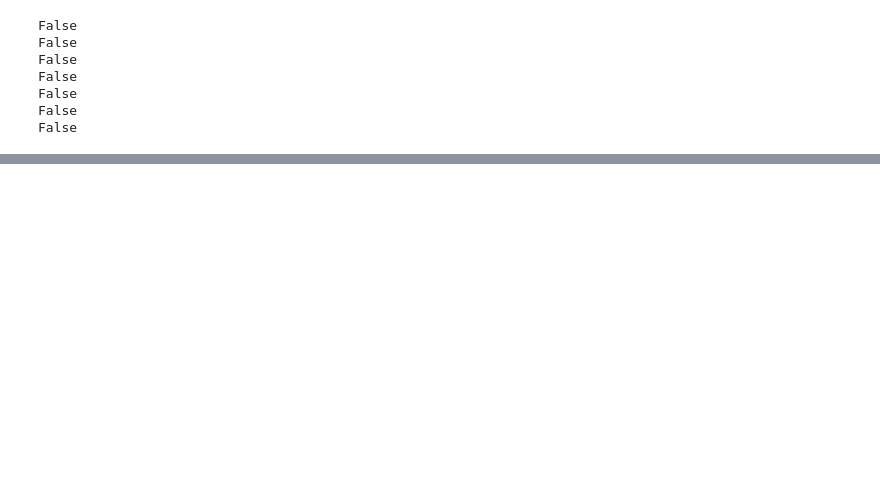
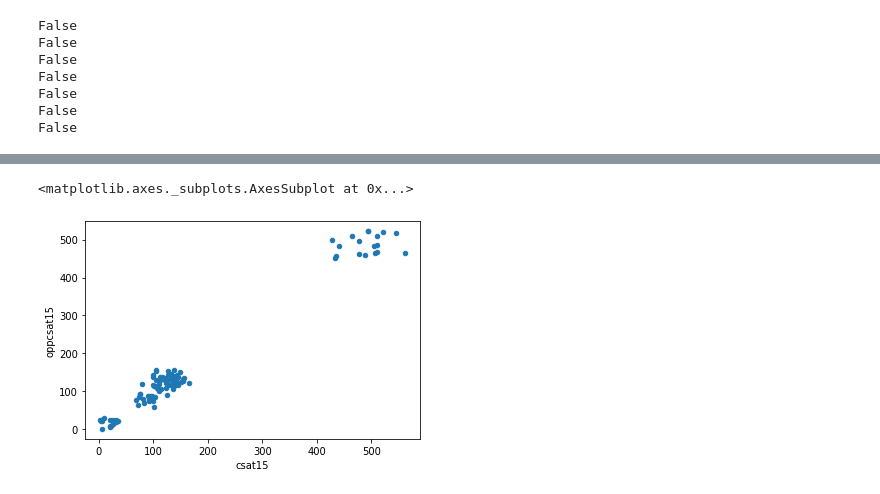
Before and after one commit to skredenmathias/DS-Unit-1-Build, a Jupyter notebook: Sprint_1_Build_Week.ipynb, the cells around one changed output, grey strips where cells are left out. Cells and saved outputs as stored; diff of their text form; code cells hidden in the pictures; blank space fills up the shorter version.

```diff
--- a/Sprint_1_Build_Week.ipynb
+++ b/Sprint_1_Build_Week.ipynb
@@ -84,6 +110,5 @@ summer_2019.shape
 # %% [output]
 (12612, 98)
 # %%
-# Merging dataframes
-dfs = [year_2016, year_2017, spring_2018, summer_2018, worlds_2018, spring_2019, summer_2019, worlds_2019, ]
-test = pd.concat(dfs)
+# Merging dataframes 1/2
+dfs = [year_2016, year_2017, spring_2018, summer_2018, worlds_2018, spring_2019, summer_2019, worlds_2019]
@@ -161,0 +257,4 @@ for df in dfs:
+# %%
+worlds_games = (test['league'] == 'WC')
+# %%
+worlds_all = test[worlds_games]
@@ -161,0 +336,3 @@ for df in dfs:
+# %%
+FPX_worlds_games = (worlds_all['team'] == 'Funplus Phoenix')
+FPX_worlds = worlds_all[FPX_worlds_games]
@@ -161,0 +482,6 @@ for df in dfs:
+# %%
+# Line plot
+FPX_worlds.plot.scatter('csat15', 'oppcsat15') # ???
+# %% [output]
+<matplotlib.axes._subplots.AxesSubplot at 0x...>
+[figure, added]
```
Also changed, not shown: parts of 88 cells of this notebook.
